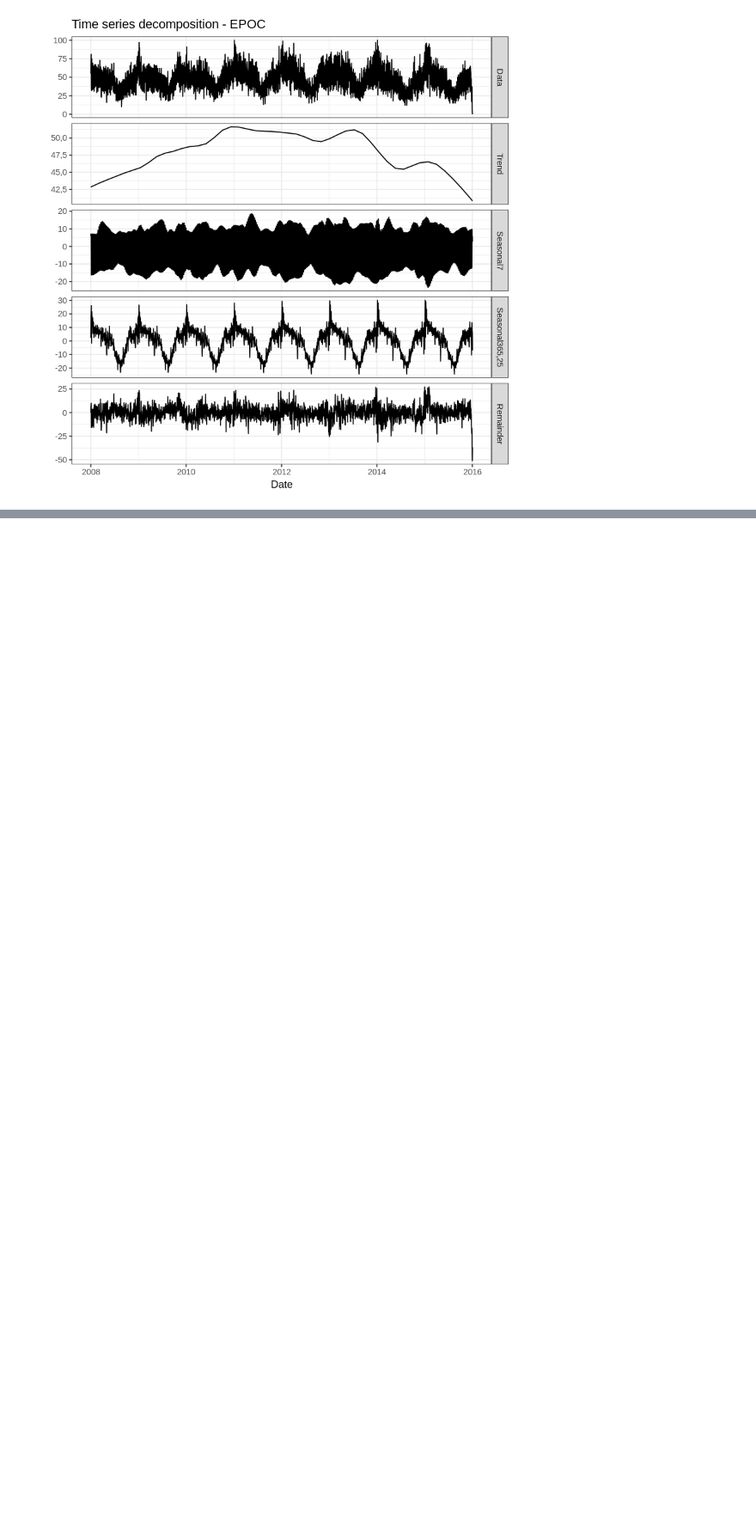
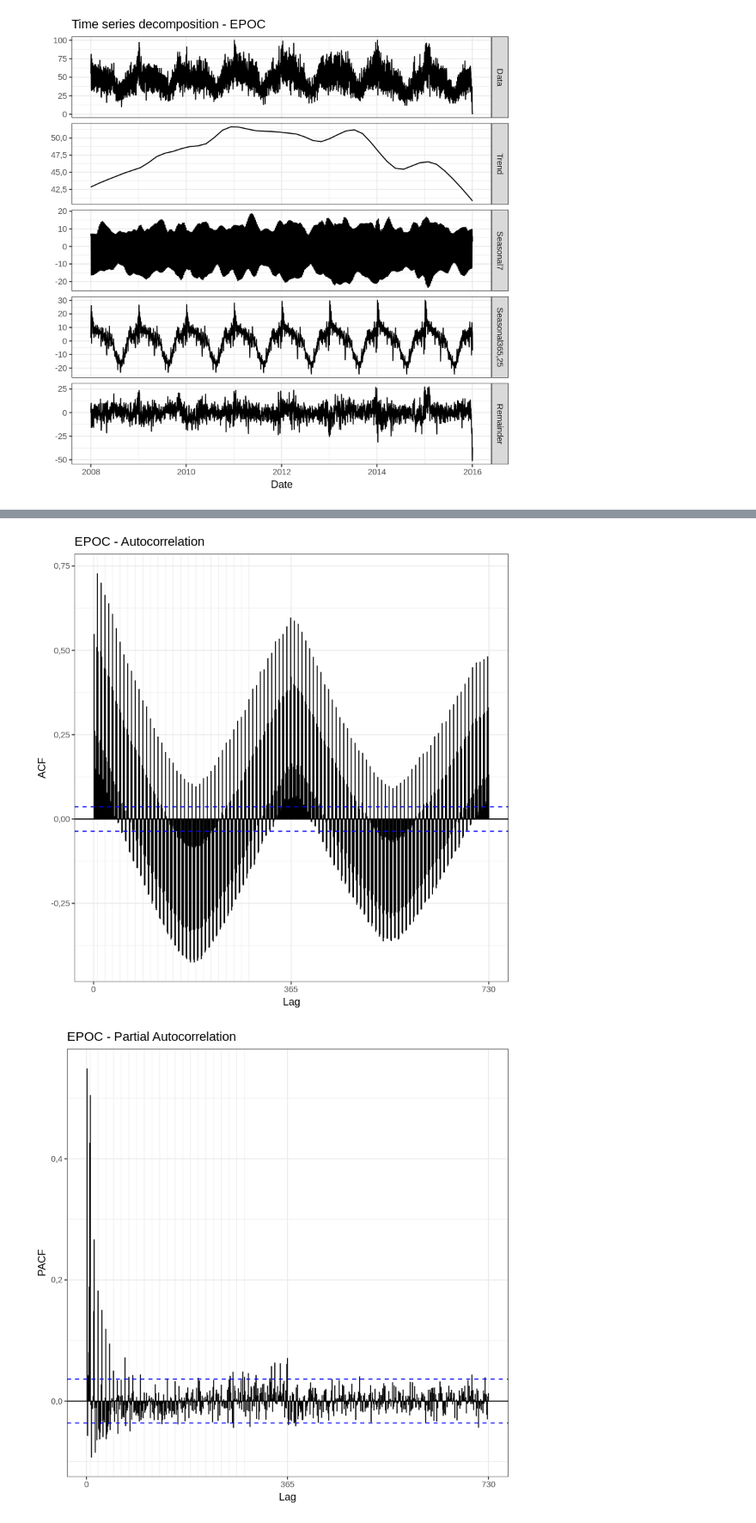
Before and after one commit to sogooddata/Contaminacion_EPOC, a Jupyter notebook: Contaminacion-EPOC-R/epoc_series_analysis.ipynb, the cells around one changed output, grey strips where cells are left out. Shown: that part at 86% size. Saved outputs shown, nothing was run; the diff lists cells and outputs as text; code cells hidden in the pictures; blank space fills up the shorter version.

```diff
--- a/Contaminacion-EPOC-R/epoc_series_analysis.ipynb
+++ b/Contaminacion-EPOC-R/epoc_series_analysis.ipynb
@@ -40,0 +89,4 @@ autoplot(mstl(epoc_ts)) + labs(title = "Time series decomposition - EPOC", x = "
+# %%
+ggAcf(epoc_ts) + labs(title = "EPOC - Autocorrelation" ) + theme_bw()
+ggPacf(epoc_ts) + labs(title = "EPOC - Partial Autocorrelation" ) + theme_bw()
+# %% [output]
@@ -40,0 +96,2 @@ autoplot(mstl(epoc_ts)) + labs(title = "Time series decomposition - EPOC", x = "
+[figure, added]
+[figure, added]
```
Also changed, not shown: parts of 12 cells of this notebook, 1 other file.
